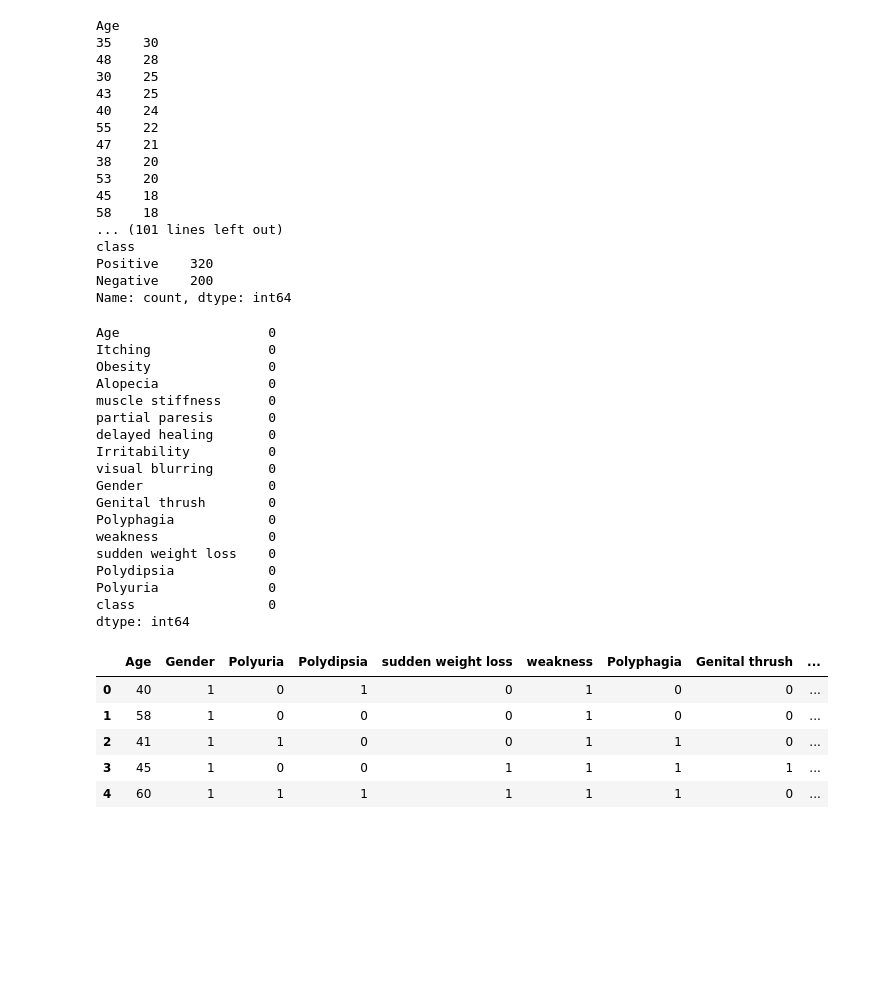
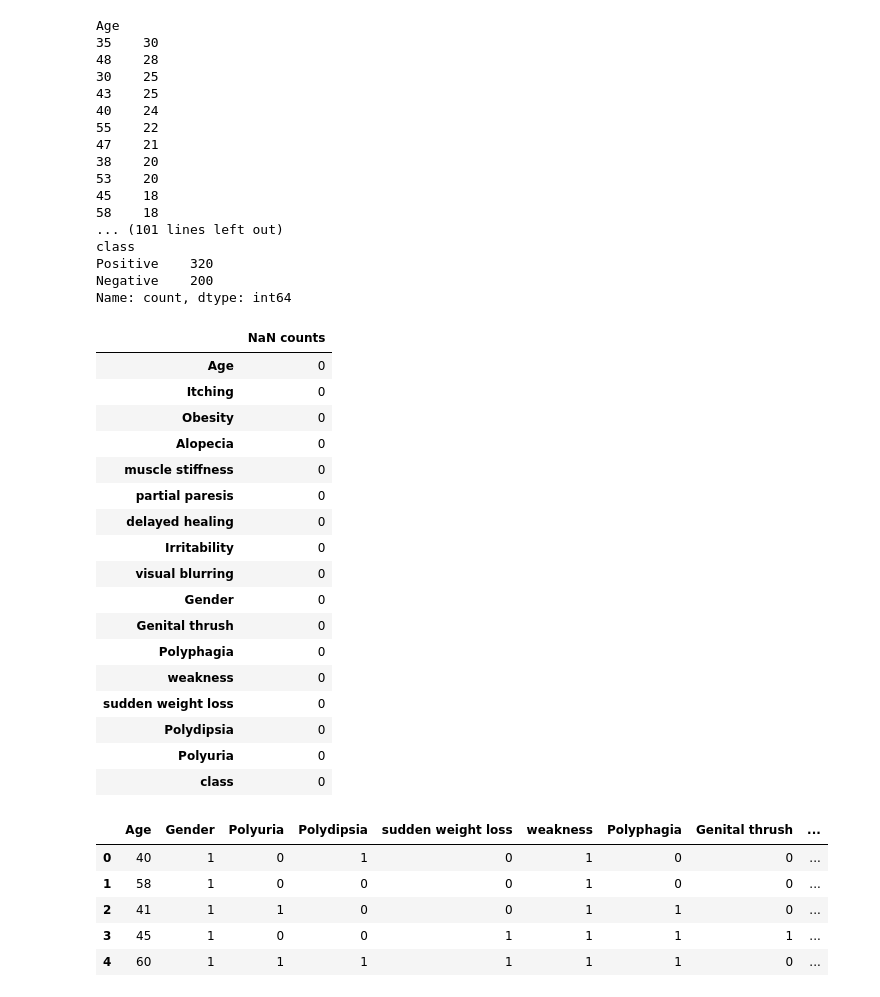
Before and after one commit to rique-git/data-science, a Jupyter notebook: diabetes_risk_prediction/data_analysis.ipynb, the cells around one changed output. Saved outputs shown, nothing was run; the diff lists cells and outputs as text; code cells hidden in the pictures; blank space fills up the shorter version.

```diff
--- a/diabetes_risk_prediction/data_analysis.ipynb
+++ b/diabetes_risk_prediction/data_analysis.ipynb
@@ -38,28 +38,27 @@ class
 Positive    320
 Negative    200
 Name: count, dtype: int64
-# %%
-#we can see there are no missing values in this data
-data[data.columns].isnull().sum().sort_values(ascending=False)
-# %% [output]
-Age                   0
-Itching               0
-Obesity               0
-Alopecia              0
-muscle stiffness      0
-partial paresis       0
-delayed healing       0
-Irritability          0
-visual blurring       0
-Gender                0
-Genital thrush        0
-Polyphagia            0
-weakness              0
-sudden weight loss    0
-Polydipsia            0
-Polyuria              0
-class                 0
-dtype: int64
+# %%
+pd.DataFrame(data.isna().sum().sort_values(ascending=False), columns = ["NaN counts"])
+# %% [output]
+|  | NaN counts |
+| Age | 0 |
+| Itching | 0 |
+| Obesity | 0 |
+| Alopecia | 0 |
+| muscle stiffness | 0 |
+| partial paresis | 0 |
+| delayed healing | 0 |
+| Irritability | 0 |
+| visual blurring | 0 |
+| Gender | 0 |
+| Genital thrush | 0 |
+| Polyphagia | 0 |
+| weakness | 0 |
+| sudden weight loss | 0 |
+| Polydipsia | 0 |
+| Polyuria | 0 |
+| class | 0 |
 # %%
 #Replace all binary variables with 0 and 1
 
```
Also changed, not shown: 1 other file.
